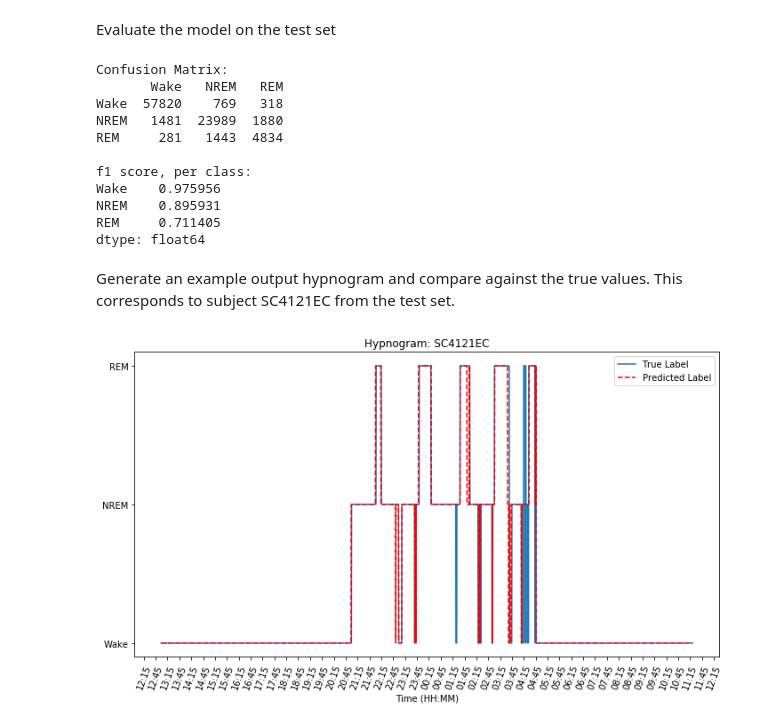
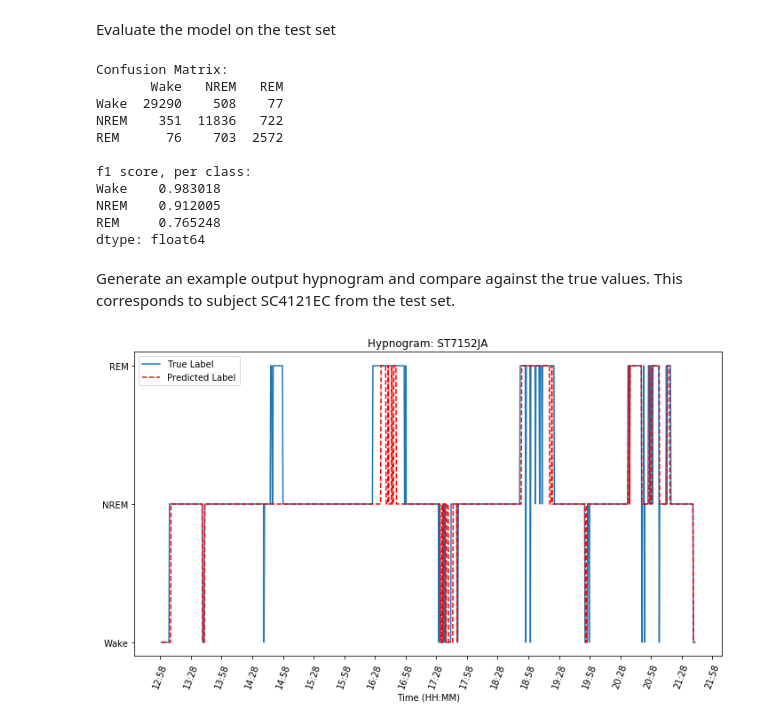
Before and after one commit to nerajbobra/lstm-cnn-eeg-sleep-staging, a Jupyter notebook: train_model.ipynb, the cells around one changed output. Cells and saved outputs as stored; diff of their text form; code cells hidden in the pictures.

```diff
--- a/train_model.ipynb
+++ b/train_model.ipynb
@@ -30,8 +30,8 @@ Define some constants
 # %%
 BATCH_SIZE = 32
 
-SPECTROGRAM_LEN = 19
-SPECTROGRAM_FREQS = 101
+SPECTROGRAM_LEN = 47
+SPECTROGRAM_FREQS = 64
 NUM_OUTPUT_CLASSES = 3
 
-CONV_OUTPUT_LEN = 200
+CONV_OUTPUT_LEN = 30
@@ -403,11 +232,11 @@ Train the model
 #change this to true to train the model again
 if False:
     checkpoint = ModelCheckpoint('model.h5', monitor='val_loss', verbose=1, save_best_only=True, mode='rmsprop')
-    earlystop = EarlyStopping(monitor='val_loss', min_delta=0, patience=5)
+    earlystop = EarlyStopping(monitor='val_loss', min_delta=0, patience=3)
     history = model.fit([X1_train, X2_train, X3_train, X4_train, X5_train],
                         y_train,
                         batch_size=BATCH_SIZE,
-                        epochs=100,
+                        epochs=20,
                         validation_data=([X1_val, X2_val, X3_val, X4_val, X5_val], y_val),
                         callbacks=[earlystop, checkpoint, CSVLogger('history.csv')],
                         verbose=1)
@@ -459,38 +288,38 @@ print(f1)
 # %% [output]
 Confusion Matrix:
        Wake   NREM   REM
-Wake  57820    769   318
-NREM   1481  23989  1880
-REM     281   1443  4834
+Wake  29290    508    77
+NREM    351  11836   722
+REM      76    703  2572
 
 f1 score, per class:
-Wake    0.975956
-NREM    0.895931
-REM     0.711405
+Wake    0.983018
+NREM    0.912005
+REM     0.765248
 dtype: float64
 # %% [markdown]
 Generate an example output hypnogram and compare against the true values. This corresponds to subject SC4121EC from the test set.
 # %%
-#get the predicted hypnogram for test set subject SC4121EC
-X1_SC4121EC, X2_SC4121EC, X3_SC4121EC, X4_SC4121EC, X5_SC4121EC, y_SC4121EC = load_data('SC4121EC')
-predictions = model.predict([X1_SC4121EC, X2_SC4121EC, X3_SC4121EC, X4_SC4121EC, X5_SC4121EC])
+#get the predicted hypnogram for test set subject ST7152JA
+X1_ST7152JA, X2_ST7152JA, X3_ST7152JA, X4_ST7152JA, X5_ST7152JA, y_ST7152JA = load_data('ST7152JA')
+predictions = model.predict([X1_ST7152JA, X2_ST7152JA, X3_ST7152JA, X4_ST7152JA, X5_ST7152JA])
 
-_, _, predictions_class, true_class = performance_metrics(y_SC4121EC, predictions, ['Wake', 'NREM', 'REM'])
+_, _, predictions_class, true_class = performance_metrics(y_ST7152JA, predictions, ['Wake', 'NREM', 'REM'])
 fig, ax = plt.subplots(figsize=(10,6))
 zero_time = datetime.datetime(2021,1,1,12,59,0)
 timestamps = np.array([zero_time+datetime.timedelta(seconds=i*30) for i in range(len(predictions_class))])
 plt.plot(timestamps, true_class, label='True Label')
 plt.plot(timestamps, predictions_class, 'r--', label='Predicted Label')
-plt.legend(loc=1)
+plt.legend(loc=0)
 ax.xaxis.set_major_locator(mdates.MinuteLocator(interval=30))
 ax.xaxis.set_major_formatter(mdates.DateFormatter('%H:%M'))
 plt.xticks(rotation=70)
 ax.set_yticks([0,1,2])
 ax.set_yticklabels(['Wake', 'NREM', 'REM'])
 plt.xlabel('Time (HH:MM)')
-plt.title('Hypnogram: SC4121EC')
+plt.title('Hypnogram: ST7152JA')
 plt.tight_layout()
-plt.savefig('SC4121EC_hypnogram.png', dpi=250)
+plt.savefig('ST7152JA_hypnogram.png', dpi=250)
 plt.show()
 # %% [output]
-[figure, old version]
+[figure, new version]
```
Also changed, not shown: parts of 10 cells of this notebook, 10 other files.
